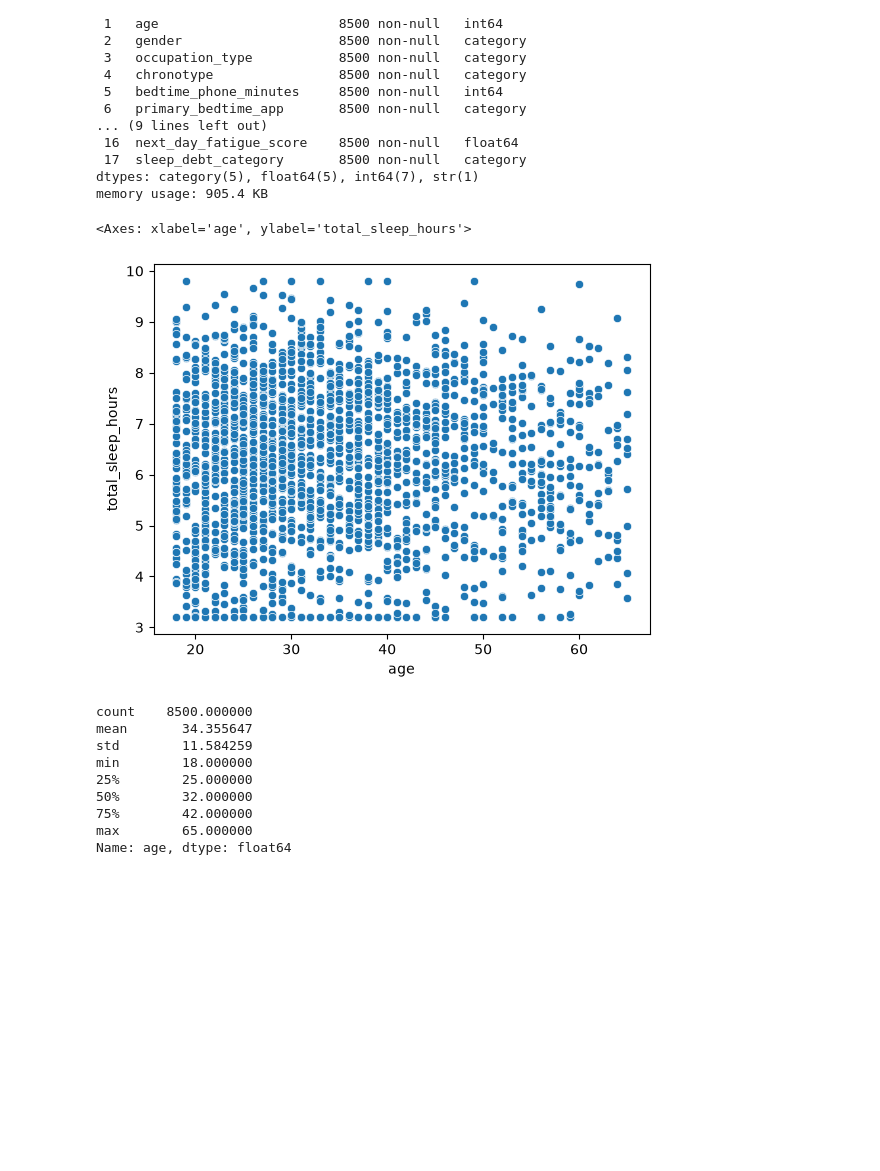
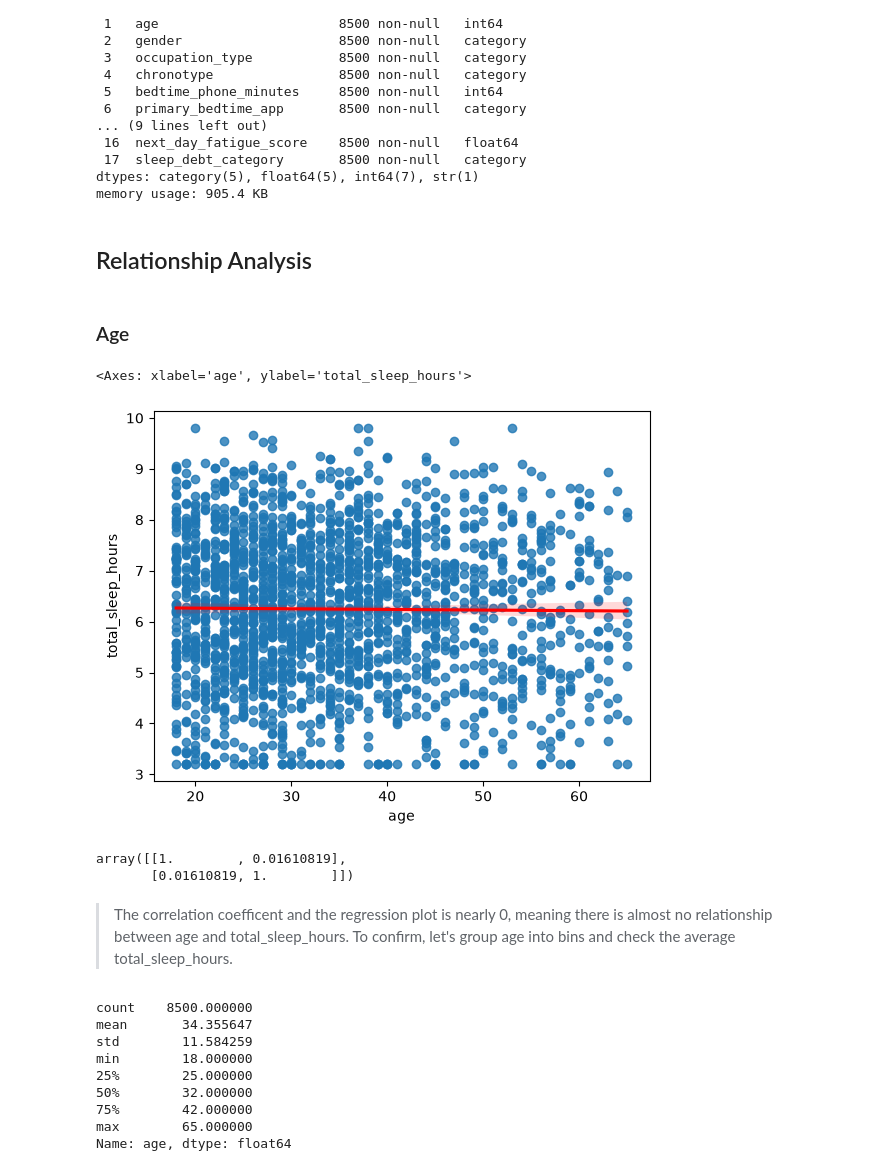
Before and after one commit to danielphilip12/Sleep-Debt, a Jupyter notebook: notebooks/01_eda.ipynb, the cells around one changed output. Saved outputs shown, nothing was run; the diff lists cells and outputs as text; code cells hidden in the pictures; blank space fills up the shorter version.

Commit message:
Add age, gender, and occupation_type analysis in relation to total_sleep_hours

```diff
--- a/notebooks/01_eda.ipynb
+++ b/notebooks/01_eda.ipynb
@@ -110,11 +110,22 @@ memory usage: 905.4 KB
 # pd.crosstab(df['occupation_type'], df['sleep_debt_category'], normalize='index') * 100
 # %%
 target = 'total_sleep_hours'
+# %% [markdown]
+## Relationship Analysis
+# %% [markdown]
+### Age
 # %%
-sns.scatterplot(data=df.sample(frac=0.25), x='age', y=df[target])
+sns.regplot(data=df.sample(frac=0.25), x='age', y=target, line_kws={'color': 'red'})
 # %% [output]
 <Axes: xlabel='age', ylabel='total_sleep_hours'>
-[figure, old version]
+[figure, new version]
+# %%
+np.corrcoef(df['age'], df[target])
+# %% [output]
+array([[1.        , 0.01610819],
+       [0.01610819, 1.        ]])
+# %% [markdown]
+> The correlation coefficent and the regression plot is nearly 0, meaning there is almost no relationship between age and total_sleep_hours. To confirm, let's group age into bins and check the average total_sleep_hours.
 # %%
 df['age'].describe()
 # %% [output]
```
Also changed, not shown: parts of 10 cells of this notebook.
